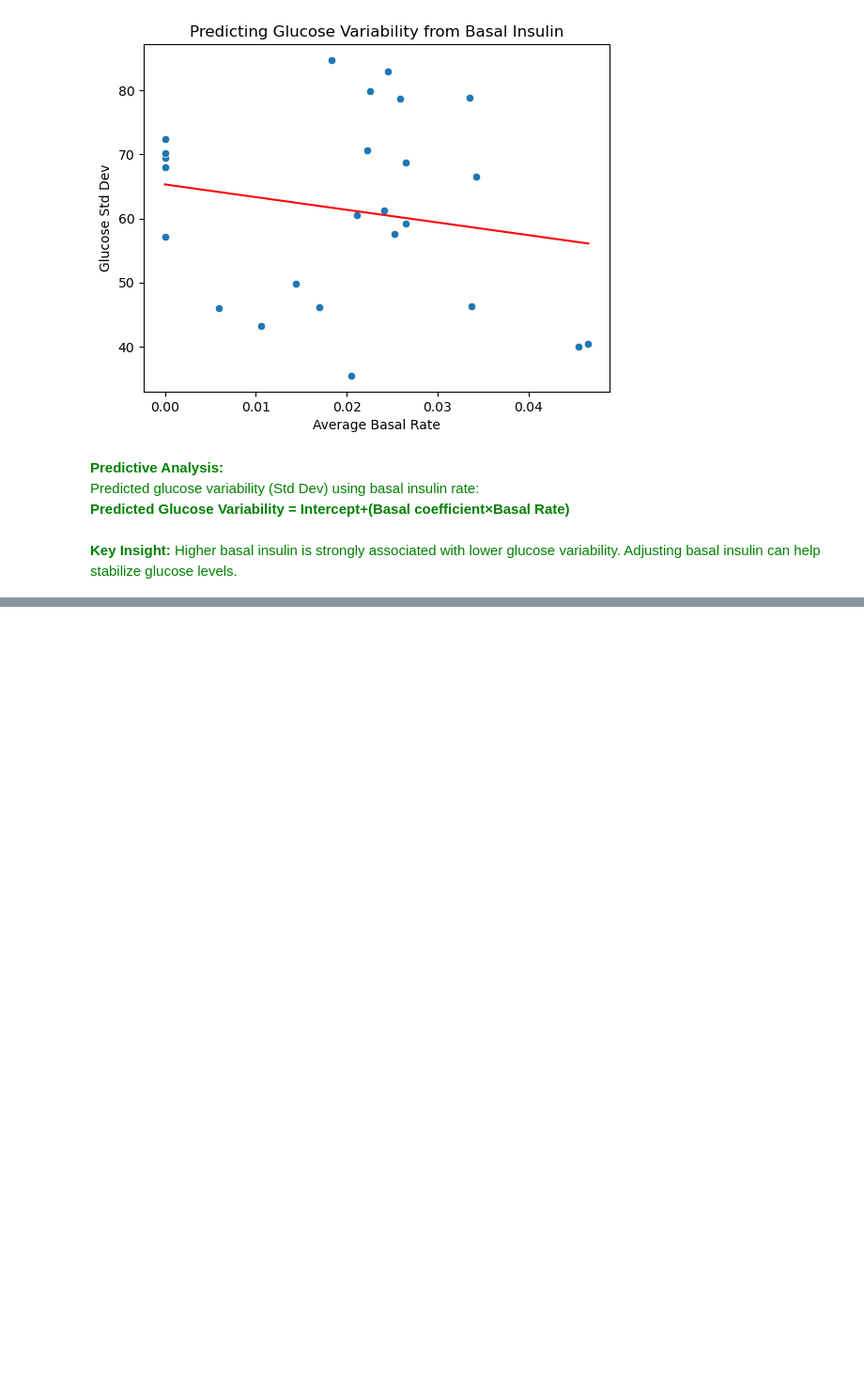
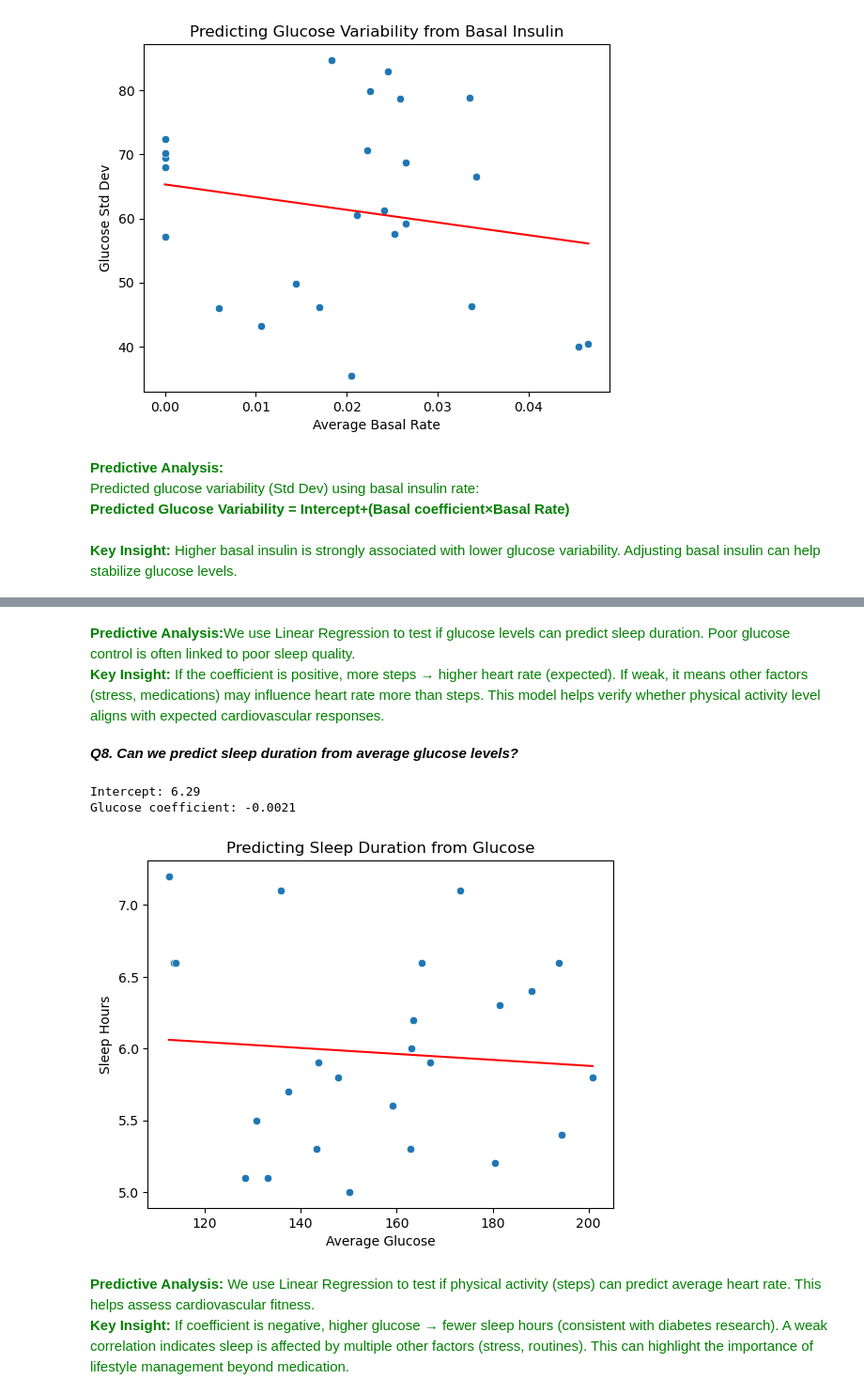
Before and after one commit to msdesh99/Python-Data-Analysis, a Jupyter notebook: Team11_PyQuester_Predictive_Analysis.ipynb, the cells around one changed output, grey strips where cells are left out. Shown: that part at 94% size. Saved outputs shown, nothing was run; the diff lists cells and outputs as text; code cells hidden in the pictures; blank space fills up the shorter version.

```diff
--- a/Team11_PyQuester_Predictive_Analysis.ipynb
+++ b/Team11_PyQuester_Predictive_Analysis.ipynb
@@ -263,0 +331,45 @@ Predicted glucose variability (Std Dev) using basal insulin rate:<br>
+# %% [markdown]
+<span style="color:green">
+<b>Predictive Analysis:</b>We use Linear Regression to test if glucose levels can predict sleep duration. Poor glucose control is often linked to poor sleep quality.<br>
+<b>Key Insight:</b> If the coefficient is positive, more steps → higher heart rate (expected).
+If weak, it means other factors (stress, medications) may influence heart rate more than steps.
+This model helps verify whether physical activity level aligns with expected cardiovascular responses.
+</span>
+# %% [markdown]
+***Q8. Can we predict sleep duration from average glucose levels?***
+# %%
+# Aggregate data per patient
+df_avg = df.groupby("patient_id")[["glucose", "avg_sleep_duration_hrs"]].mean().reset_index()
+
+# Define predictor and target
+X = df_avg[["glucose"]]
+y = df_avg["avg_sleep_duration_hrs"]
+
+# Train model
+model = LinearRegression()
+model.fit(X, y)
+
+# Predictions
+df_avg["predicted_sleep"] = model.predict(X)
+
+print(f"Intercept: {model.intercept_:.2f}")
+print(f"Glucose coefficient: {model.coef_[0]:.4f}")
+
+# Visualize
+sns.scatterplot(x="glucose", y="avg_sleep_duration_hrs", data=df_avg)
+sns.lineplot(x="glucose", y="predicted_sleep", data=df_avg, color="red")
+plt.title("Predicting Sleep Duration from Glucose")
+plt.xlabel("Average Glucose")
+plt.ylabel("Sleep Hours")
+plt.show()
+# %% [output]
+Intercept: 6.29
+Glucose coefficient: -0.0021
+[figure, added]
+# %% [markdown]
+<span style="color:green">
+<b>Predictive Analysis:</b> We use Linear Regression to test if physical activity (steps) can predict average heart rate. This helps assess cardiovascular fitness.<br>
+<b>Key Insight:</b> If coefficient is negative, higher glucose → fewer sleep hours (consistent with diabetes research).
+A weak correlation indicates sleep is affected by multiple other factors (stress, routines).
+This can highlight the importance of lifestyle management beyond medication.
+</span>
```
Also changed, not shown: parts of 6 cells of this notebook.
